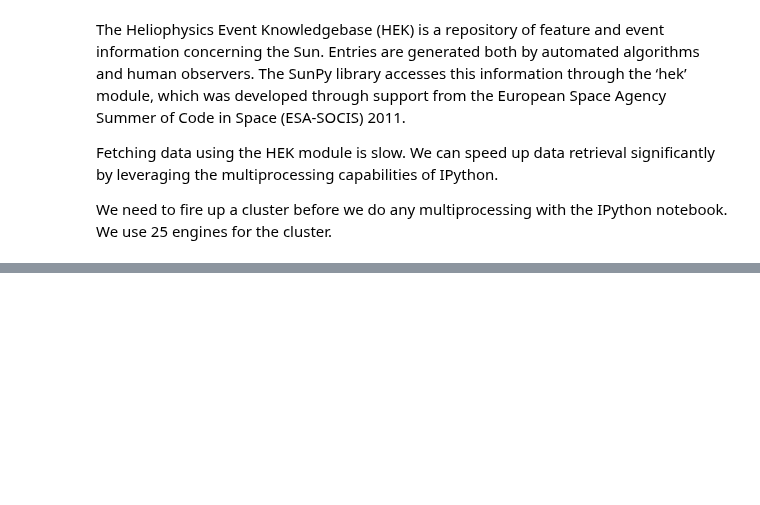
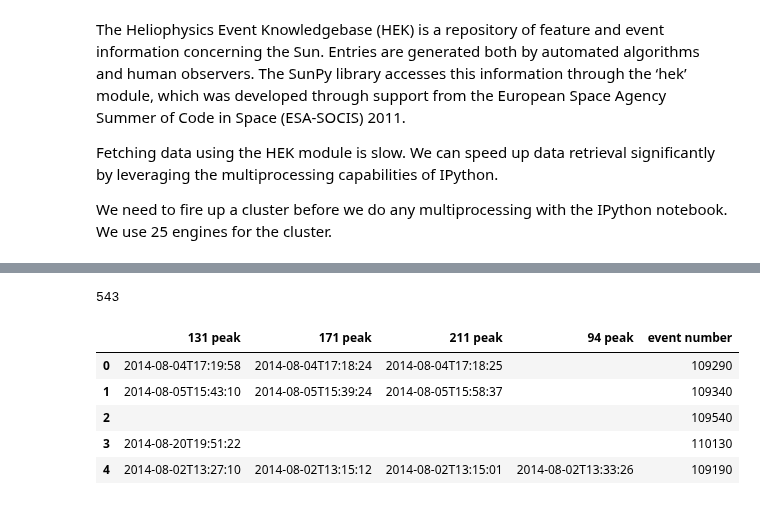
Before and after one commit to Nschanche/Flare_peaks, a Jupyter notebook: flare_project.ipynb, the cells around one changed output, grey strips where cells are left out. Saved outputs shown, nothing was run; the diff lists cells and outputs as text; code cells hidden in the pictures; blank space fills up the shorter version.

```diff
--- a/flare_project.ipynb
+++ b/flare_project.ipynb
@@ -550,3 +545,73 @@ for _, fl in recent_flare_catalog.iterrows():
 
 
 # query_hek.map(flares)
+# %%
+##Now I want to scrape the data from all of the csv files that we got.
+#There is one csv file for each wavelength for each event
+import os
+
+flare_peak_dir = "%s/Flare_peaks/" % os.getcwd()
+
+flare_list = [x[0] for x in os.walk(flare_peak_dir)]
+event_nums = ['']*(len(flare_list)-1)
+peak_171 = []
+peak_211 = []
+peak_094 = []
+peak_131 = []
+i=0
+
+#Cycle through and find information for each event.  Save to a list that we can turn into a pandas dataframe
+for flare in flare_list :
+    if flare != flare_peak_dir :
+        event_nums[i] = flare[-6:]
+
+        peak_url = flare + '/AIA_171.csv'
+        if os.path.getsize(peak_url) != 0 :
+            value = pd.read_csv(peak_url).columns.values
+            peak_171.append(value[2])
+        else:
+            peak_171.append('')
+
+        peak_url = flare + '/AIA_211.csv'
+        if os.path.getsize(peak_url) != 0 :
+            value = pd.read_csv(peak_url).columns.values
+            peak_211.append(value[2])
+        else:
+            peak_211.append('')
+
+        peak_url = flare + '/AIA_094.csv'
+        if os.path.getsize(peak_url) != 0 :
+            value = pd.read_csv(peak_url).columns.values
+            peak_094.append(value[2])
+        else:
+            peak_094.append('')
+
+        peak_url = flare + '/AIA_131.csv'
+        if os.path.getsize(peak_url) != 0 :
+            value = pd.read_csv(peak_url).columns.values
+            peak_131.append(value[2])
+        else:
+            peak_131.append('')
+
+        i+=1
+
+
+print len(peak_171)
+#print peak_211[:5]
+#print peak_094[:5]
+#print peak_131[:5]
+#print event_nums[:5]
+
+
+#Turn the results into a pandas dataframe
+df = {'event number':event_nums, '171 peak':peak_171, '211 peak':peak_211, '94 peak':peak_094, '131 peak':peak_131}
+AIA_peaks = pd.DataFrame(df)
+AIA_peaks.head()
+# %% [output]
+543
+|  | 131 peak | 171 peak | 211 peak | 94 peak | event number |
+| 0 | 2014-08-04T17:19:58 | 2014-08-04T17:18:24 | 2014-08-04T17:18:25 |  | 109290 |
+| 1 | 2014-08-05T15:43:10 | 2014-08-05T15:39:24 | 2014-08-05T15:58:37 |  | 109340 |
+| 2 |  |  |  |  | 109540 |
+| 3 | 2014-08-20T19:51:22 |  |  |  | 110130 |
+| 4 | 2014-08-02T13:27:10 | 2014-08-02T13:15:12 | 2014-08-02T13:15:01 | 2014-08-02T13:33:26 | 109190 |
```
Also changed, not shown: parts of 4 cells of this notebook.
